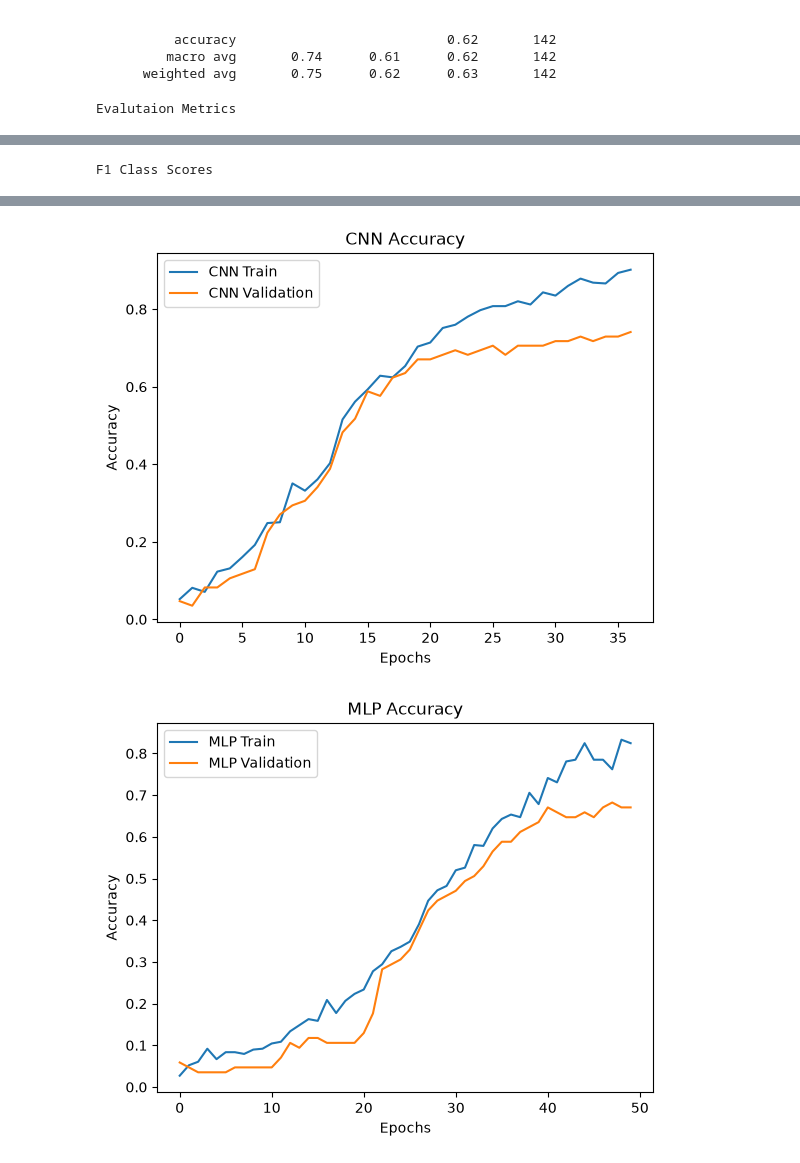
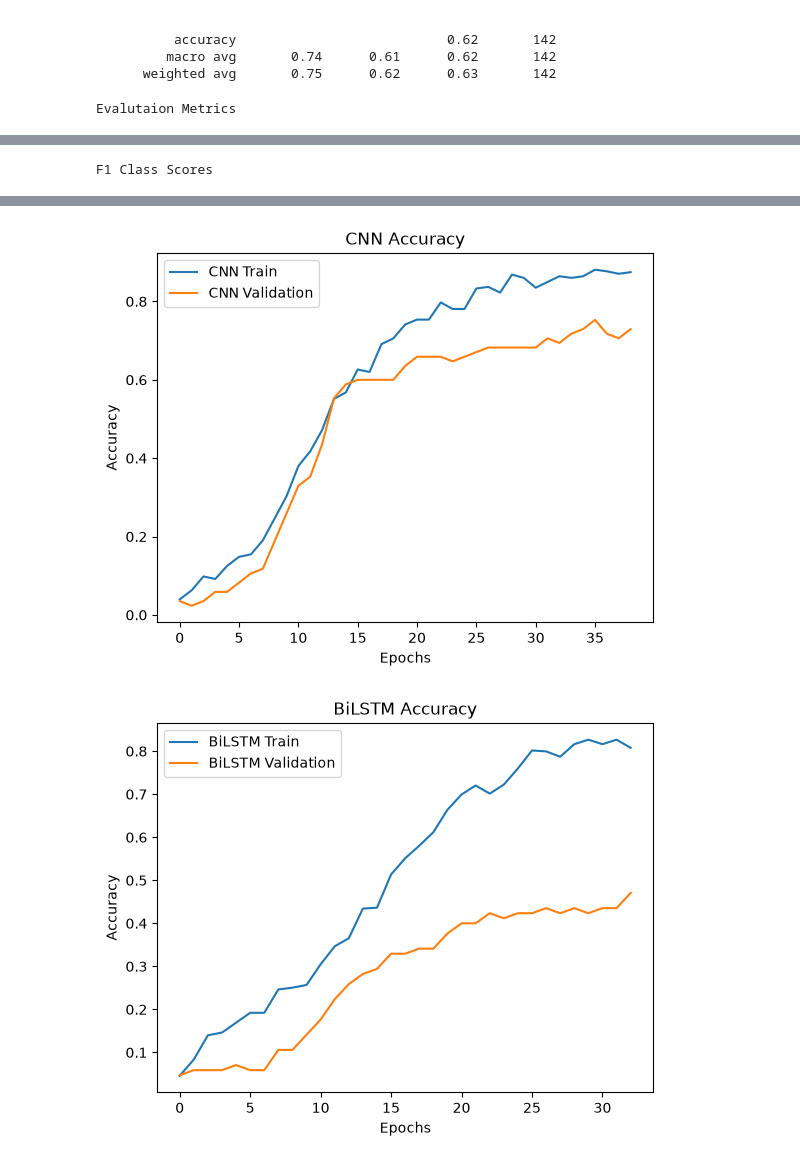
Before and after one commit to tristanm71/COSC4337-final-project, a Jupyter notebook: traditional_ML_models.ipynb, the cells around one changed output, grey strips where cells are left out. Cells and saved outputs as stored; diff of their text form; code cells hidden in the pictures.

```diff
--- a/traditional_ML_models.ipynb
+++ b/traditional_ML_models.ipynb
@@ -436,7 +436,7 @@ cnn.compile(optimizer="adam", loss="sparse_categorical_crossentropy", metrics=["
 # 4. train (holds out 15% of train for early stopping)
 early_stop = keras.callbacks.EarlyStopping(monitor="val_loss", patience=5, restore_best_weights=True)
 history["CNN"] = cnn.fit(X_train_seq, y_train_enc, validation_split=0.15,
-        epochs=50, batch_size=32, callbacks=[early_stop])
+        epochs=300, batch_size=32, callbacks=[early_stop])
 
 # 5. evaluate the same way as your other models
 y_pred = le.inverse_transform(cnn.predict(X_test_seq).argmax(axis=1))
@@ -605,7 +592,7 @@ display(per_class_df.round(2))     # hardest categories at the top
 
 #training and validation accuracy for each model
 for name, pred in predictions.items():
-    if name in ["CNN", "MLP"]:
+    if name in ["CNN", "BiLSTM"]:
         model_history = history[name]
         plt.plot(model_history.history['accuracy'], label=f'{name} Train')
         plt.plot(model_history.history['val_accuracy'], label=f'{name} Validation')
@@ -618,7 +605,7 @@ for name, pred in predictions.items():
 
 #Training and validation loss for each model
 for name, pred in predictions.items():
-    if name in ["CNN", "MLP"]:
+    if name in ["CNN", "BiLSTM"]:
         model_history = history[name]
         plt.plot(model_history.history['loss'], label=f'{name} Train')
         plt.plot(model_history.history['val_loss'], label=f'{name} Validation')
@@ -635,7 +622,7 @@ from sklearn.preprocessing import label_binarize
 y_true_bin = label_binarize(y_true, classes=le.classes_)
 model_scores = {
     "CNN": cnn.predict(X_test_seq, verbose=0),
-    "MLP": mlp.predict(X_test_seq, verbose=0),
+    "BiLSTM": bilstm.predict(X_test_seq, verbose=0),
 }
 
 plt.figure(figsize=(8, 6))
@@ -704,3 +691,3 @@ F1 Class Scores
 | Ear ache | 1.00 | 1.00 | 0.91 | 0.83 | 0.92 | 1.00 | ... |
-[figure, old version]
+[figure, new version]
-[figure, old version]
+[figure, new version]
```
Also changed, not shown: parts of 4 cells of this notebook, 1 other file.
